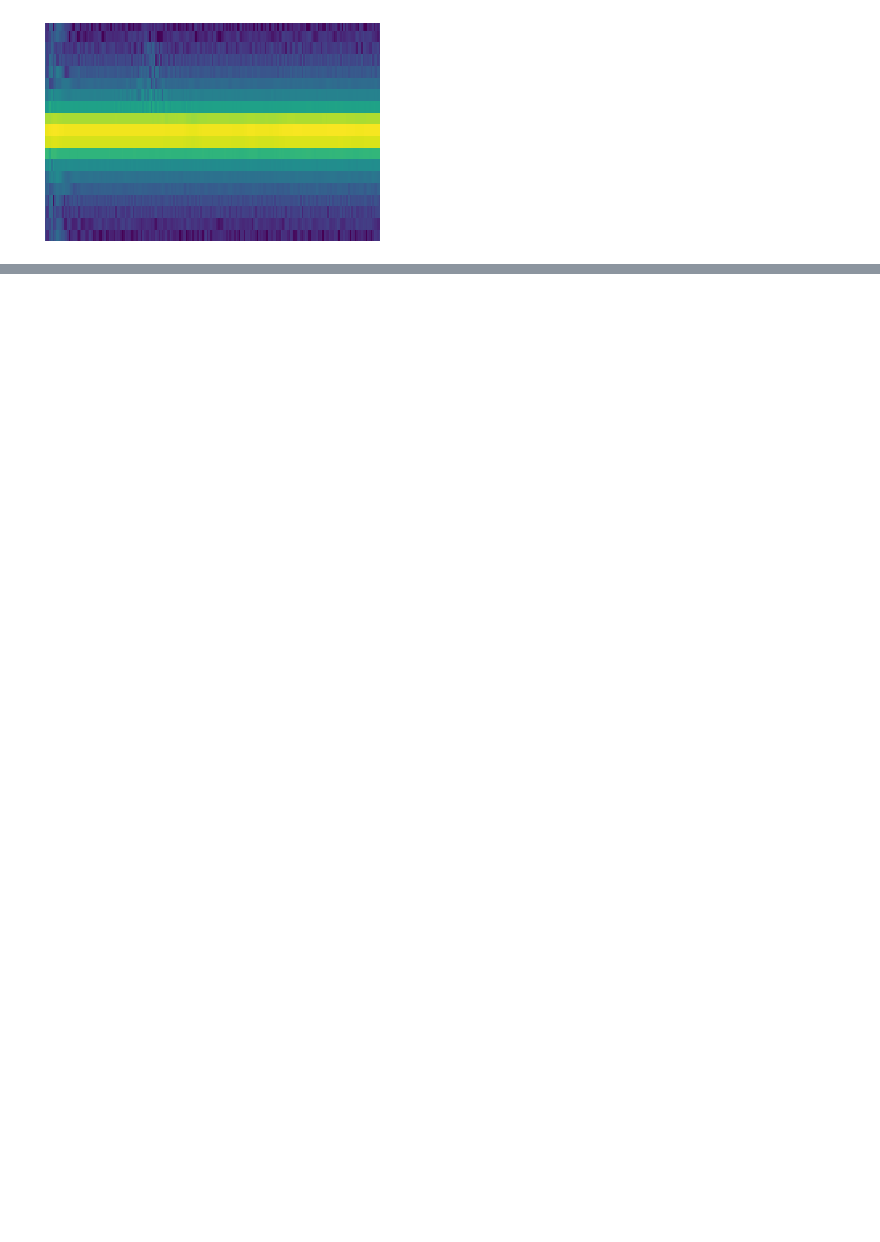
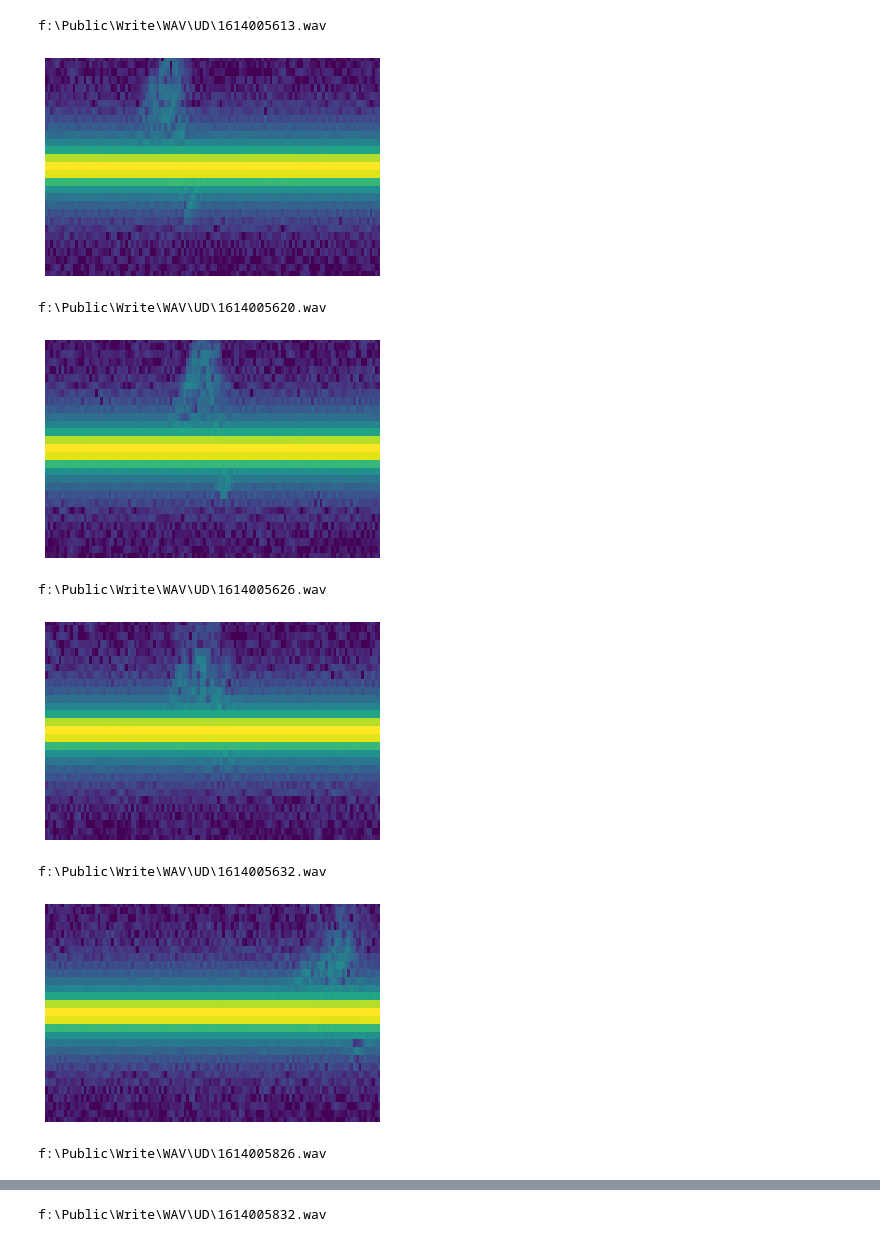
Before and after one commit to Coder747/Spectrogram, a Jupyter notebook: wavetospec.ipynb, the cells around one changed output, grey strips where cells are left out. Saved outputs shown, nothing was run; the diff lists cells and outputs as text; code cells hidden in the pictures; blank space fills up the shorter version.

```diff
--- a/wavetospec.ipynb
+++ b/wavetospec.ipynb
@@ -11,23 +11,37 @@ import librosa.display
 
 #to play audio
 import IPython.display as ipd
-# %%
-#Load audio
-#audio_fpath = os.getcwd() + "\\Audio\\5alsana21.wav"
-audio_fpath = "f:\\Public\\Write\\FinalSonar\\Close up\\Noise free Ibrahim\\Close_up_noise_free24.wav"
-x, sr = librosa.load(audio_fpath, sr=44100)
-# %%
-#Librosa
-X = librosa.stft(x)
-Xdb = librosa.amplitude_to_db(abs(X))
 # %%
-librosa.display.specshow(Xdb, sr=sr, x_axis='time', y_axis='hz')
-#plt.colorbar()
-plt.set_cmap('viridis')
-plt.ylim((19800, 20200))
-plt.xlim((0.28,2.7))
-plt.axis('off')
-plt.savefig("Images/test5.png",dpi=300)
-plt.show()
+def load_files(folder_name):
+    audio_fpath = folder_name
+    files = librosa.util.find_files(audio_fpath, ext=['wav'])
+    files = np.asarray(files)
+    counter = 1
+
+    for y in files:
+        print(y)
+        data, sr = librosa.load(y, sr=44100)
+        X = librosa.stft(data)
+        Xdb = librosa.amplitude_to_db(abs(X))
+        librosa.display.specshow(Xdb, sr=sr, x_axis='time', y_axis='hz')
+        #plt.colorbar()
+        plt.set_cmap('viridis')
+        plt.ylim((19700, 20300))
+        plt.xlim((1.3,2.7))
+        plt.axis('off')
+        #plt.savefig("Images/UD/UD" + str(counter) + ".png",dpi=300)
+        counter+=1
+        plt.show()
-# %% [output]
-[figure, removed]
+# %%
+#Load audio
+load_files("f:\\Public\\Write\\WAV\\UD")
+# %% [output]
+f:\Public\Write\WAV\UD\1614005613.wav
+[figure, added]
+f:\Public\Write\WAV\UD\1614005620.wav
+[figure, added]
+f:\Public\Write\WAV\UD\1614005626.wav
+[figure, added]
+f:\Public\Write\WAV\UD\1614005632.wav
+[figure, added]
+f:\Public\Write\WAV\UD\1614005826.wav
@@ -33,0 +49 @@ plt.show()
+f:\Public\Write\WAV\UD\1614005832.wav
```
Also changed, not shown: parts of 1 cell of this notebook, 1 other file.
